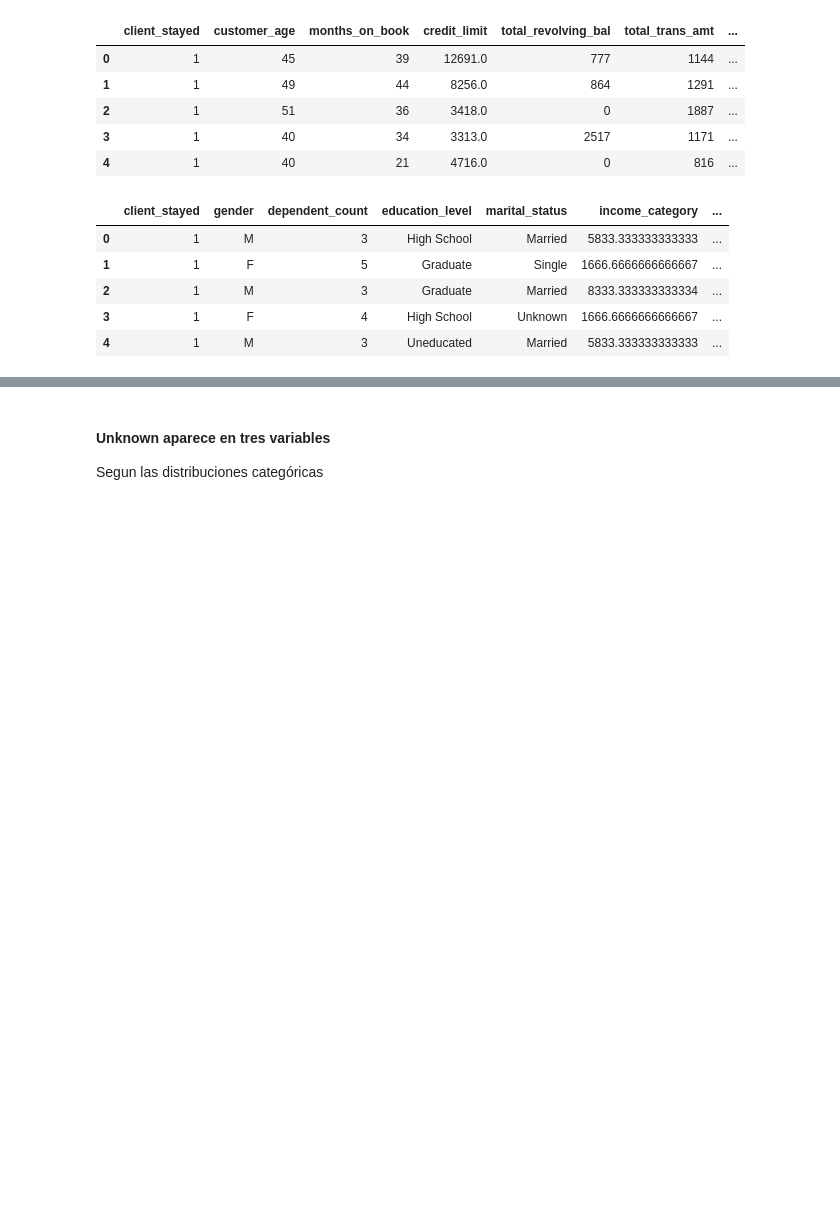
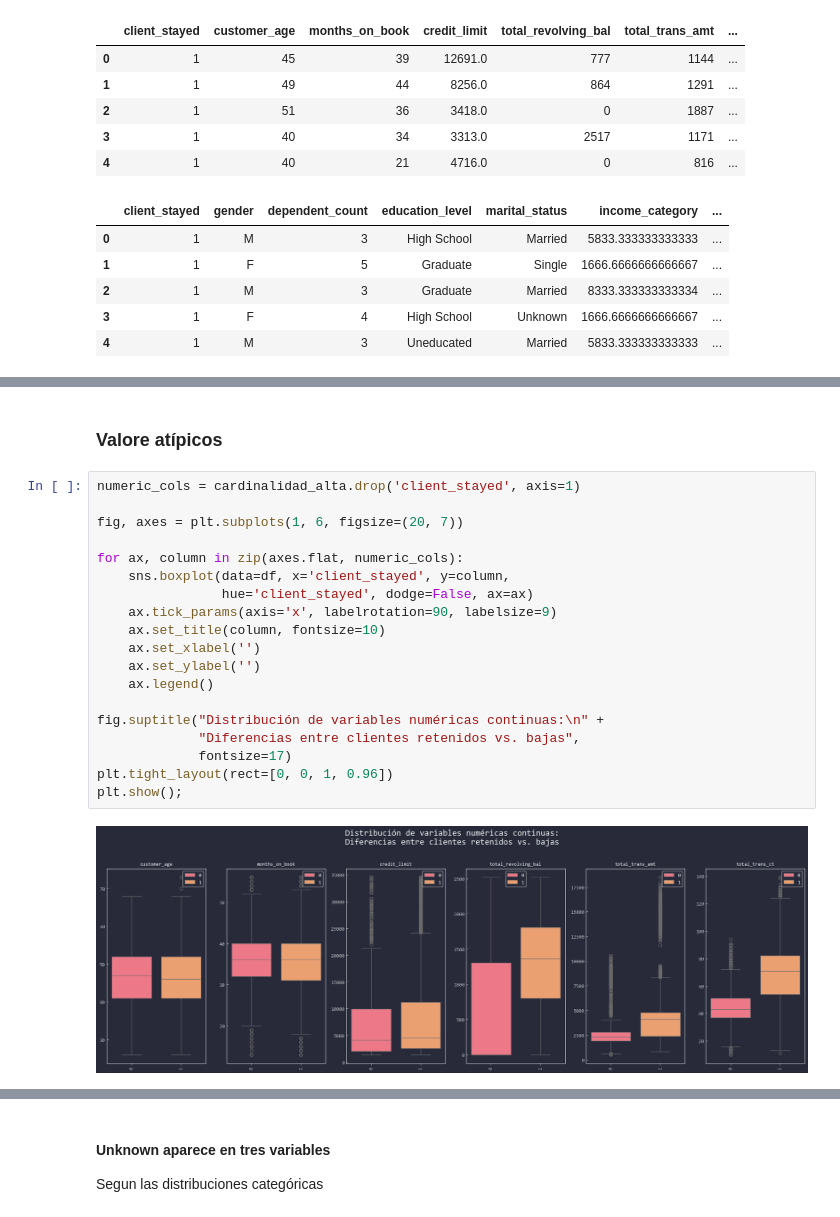
Before and after one commit to Toutl/Data-Processing-Laboratory, a Jupyter notebook: Examenes/III/Examen03.ipynb, the cells around one changed output, grey strips where cells are left out. Saved outputs shown, nothing was run; the diff lists cells and outputs as text; blank space fills up the shorter version.

```diff
--- a/Examenes/III/Examen03.ipynb
+++ b/Examenes/III/Examen03.ipynb
@@ -460,0 +291,23 @@ Aquí hicimos 3 matrices de correlación: la primera engloba todas las variables
+# %% [markdown]
+### Valore atípicos
+# %%
+numeric_cols = cardinalidad_alta.drop('client_stayed', axis=1)
+
+fig, axes = plt.subplots(1, 6, figsize=(20, 7))
+
+for ax, column in zip(axes.flat, numeric_cols):
+    sns.boxplot(data=df, x='client_stayed', y=column,
+                hue='client_stayed', dodge=False, ax=ax)
+    ax.tick_params(axis='x', labelrotation=90, labelsize=9)
+    ax.set_title(column, fontsize=10)
+    ax.set_xlabel('')
+    ax.set_ylabel('')
+    ax.legend()
+
+fig.suptitle("Distribución de variables numéricas continuas:\n" +
+             "Diferencias entre clientes retenidos vs. bajas",
+             fontsize=17)
+plt.tight_layout(rect=[0, 0, 1, 0.96])
+plt.show();
+# %% [output]
+[figure, added]
```
Also changed, not shown: parts of 46 cells of this notebook.
